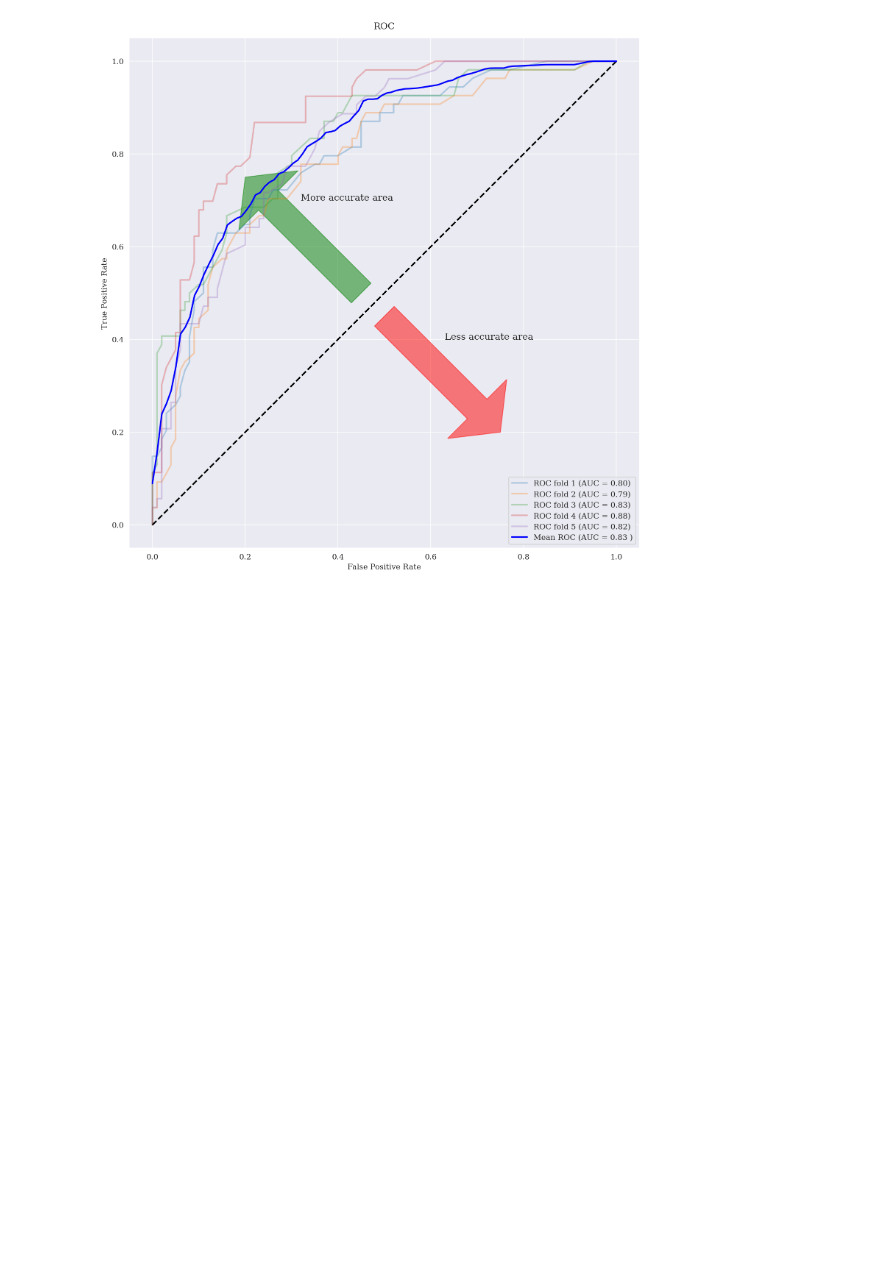
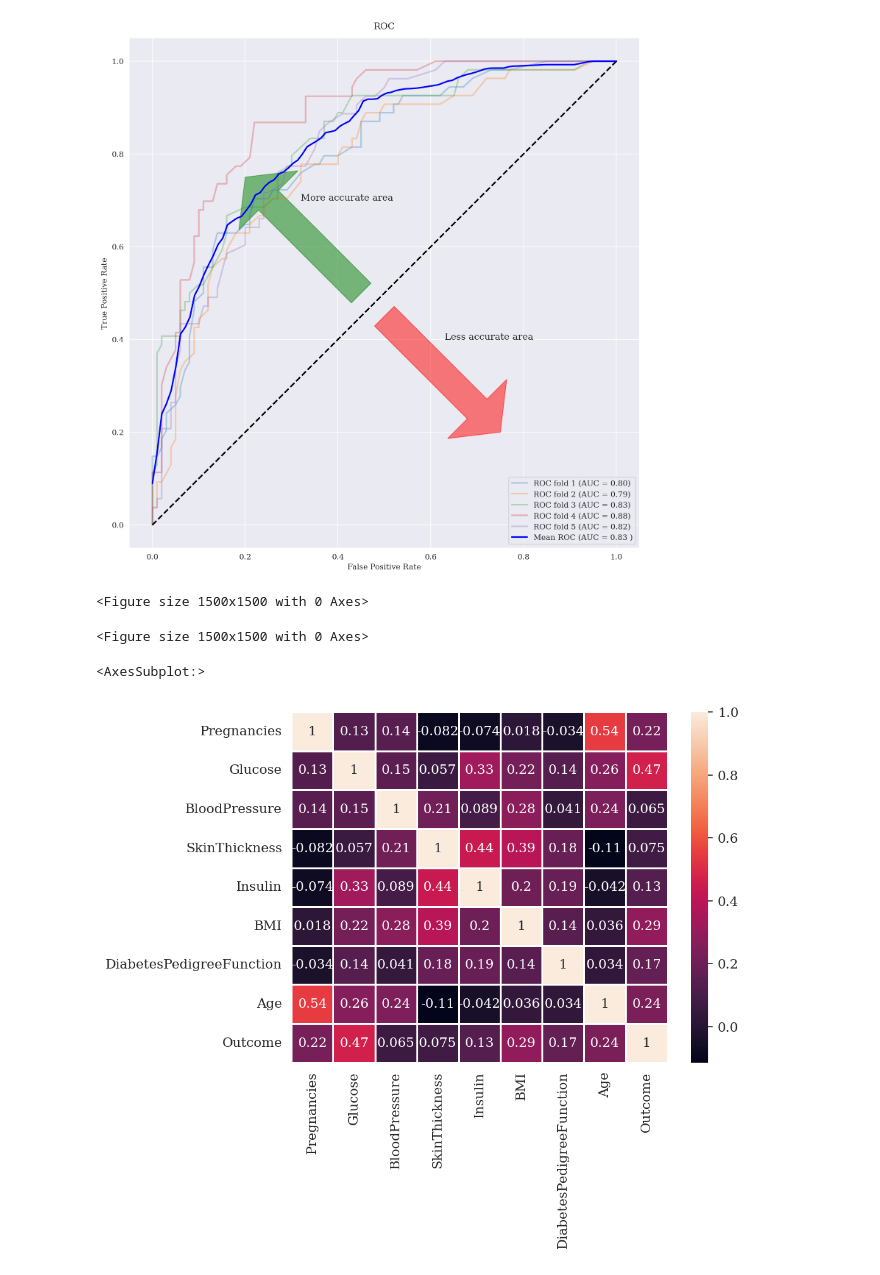
Before and after one commit to kperez755/Data-Research-and-Algorithms-Diabetes, a Jupyter notebook: 410 project code.ipynb, the cells around one changed output. Saved outputs shown, nothing was run; the diff lists cells and outputs as text; code cells hidden in the pictures; blank space fills up the shorter version.

```diff
--- a/410 project code.ipynb
+++ b/410 project code.ipynb
@@ -199,3 +207,21 @@ plt.text(0.63,0.4,'Less accurate area',fontsize = 12)
 plt.show()
 # %% [output]
 [figure]
+# %%
+import pandas as pd
+import numpy as np
+import seaborn as sns
+import matplotlib.pyplot as plt
+%matplotlib inline
+
+df=pd.read_csv(r"C:\Users\imodg\Downloads\diabetes.csv")
+# %%
+plt.figure(figsize=(10, 10))
+# %% [output]
+<Figure size 1500x1500 with 0 Axes>
+<Figure size 1500x1500 with 0 Axes>
+# %%
+sns.heatmap(df.corr(), annot=True, linewidth=0.5)
+# %% [output]
+<AxesSubplot:>
+[figure, added]
```
Also changed, not shown: parts of 8 cells of this notebook.
